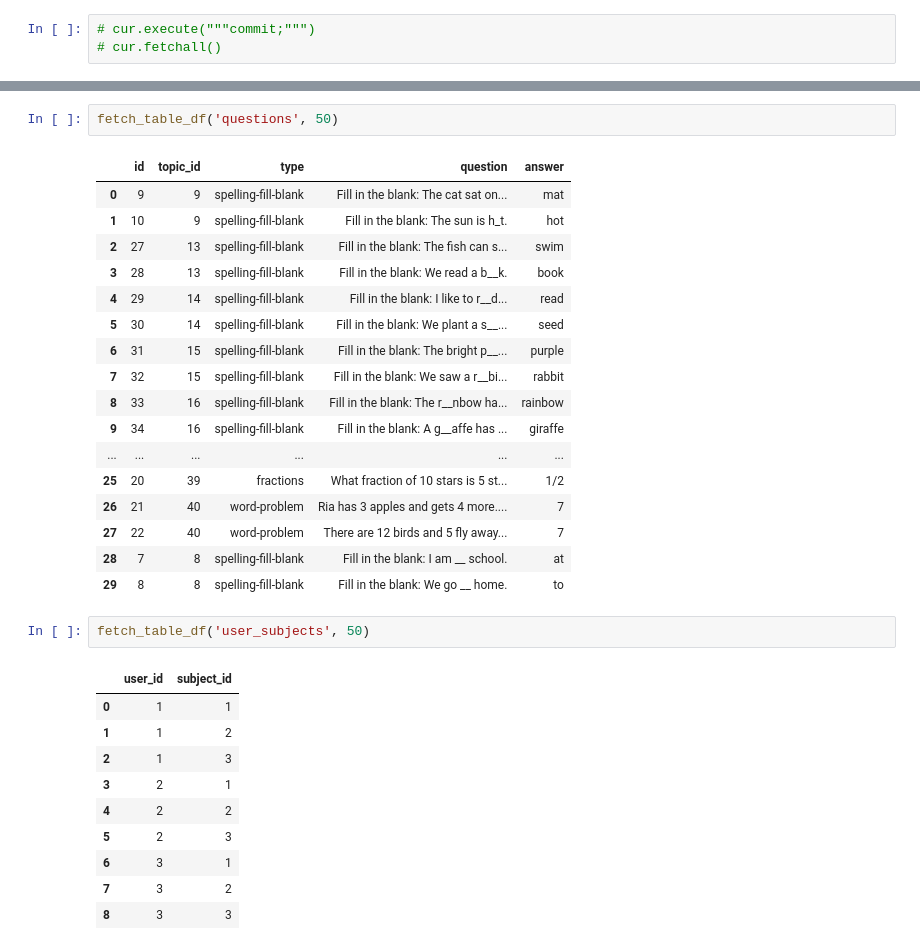
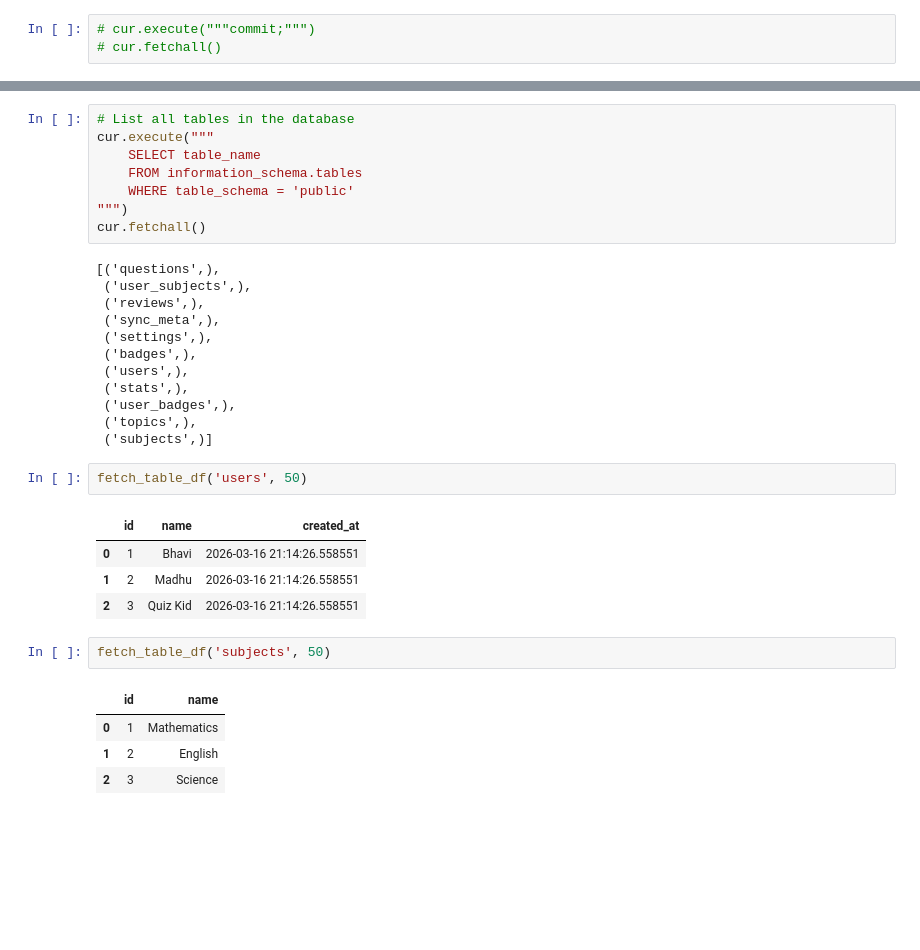
Before and after one commit to aimldlprojects/quizwiz, a Jupyter notebook: server/testing.ipynb, the cells around one changed output, grey strips where cells are left out. Drawn from its saved outputs; the diff is of its cells as text; blank space fills up the shorter version.

```diff
--- a/server/testing.ipynb
+++ b/server/testing.ipynb
@@ -108,33 +82,34 @@ fetch_table_df('reviews', 100)
+# %%
+# List all tables in the database
+cur.execute("""
+    SELECT table_name
+    FROM information_schema.tables
+    WHERE table_schema = 'public'
+""")
+cur.fetchall()
+# %% [output]
+[('questions',),
+ ('user_subjects',),
+ ('reviews',),
+ ('sync_meta',),
+ ('settings',),
+ ('badges',),
+ ('users',),
+ ('stats',),
+ ('user_badges',),
+ ('topics',),
+ ('subjects',)]
 # %%
-fetch_table_df('questions', 50)
+fetch_table_df('users', 50)
 # %% [output]
-|  | id | topic_id | type | question | answer |
-| 0 | 9 | 9 | spelling-fill-blank | Fill in the blank: The cat sat on... | mat |
-| 1 | 10 | 9 | spelling-fill-blank | Fill in the blank: The sun is h_t. | hot |
-| 2 | 27 | 13 | spelling-fill-blank | Fill in the blank: The fish can s... | swim |
-| 3 | 28 | 13 | spelling-fill-blank | Fill in the blank: We read a b__k. | book |
-| 4 | 29 | 14 | spelling-fill-blank | Fill in the blank: I like to r__d... | read |
-| 5 | 30 | 14 | spelling-fill-blank | Fill in the blank: We plant a s__... | seed |
-| 6 | 31 | 15 | spelling-fill-blank | Fill in the blank: The bright p__... | purple |
-| 7 | 32 | 15 | spelling-fill-blank | Fill in the blank: We saw a r__bi... | rabbit |
-| 8 | 33 | 16 | spelling-fill-blank | Fill in the blank: The r__nbow ha... | rainbow |
-| 9 | 34 | 16 | spelling-fill-blank | Fill in the blank: A g__affe has ... | giraffe |
-| ... | ... | ... | ... | ... | ... |
-| 25 | 20 | 39 | fractions | What fraction of 10 stars is 5 st... | 1/2 |
-| 26 | 21 | 40 | word-problem | Ria has 3 apples and gets 4 more.... | 7 |
-| 27 | 22 | 40 | word-problem | There are 12 birds and 5 fly away... | 7 |
-| 28 | 7 | 8 | spelling-fill-blank | Fill in the blank: I am __ school. | at |
-| 29 | 8 | 8 | spelling-fill-blank | Fill in the blank: We go __ home. | to |
+|  | id | name | created_at |
+| 0 | 1 | Bhavi | 2026-03-16 21:14:26.558551 |
+| 1 | 2 | Madhu | 2026-03-16 21:14:26.558551 |
+| 2 | 3 | Quiz Kid | 2026-03-16 21:14:26.558551 |
 # %%
-fetch_table_df('user_subjects', 50)
+fetch_table_df('subjects', 50)
 # %% [output]
-|  | user_id | subject_id |
-| 0 | 1 | 1 |
-| 1 | 1 | 2 |
-| 2 | 1 | 3 |
-| 3 | 2 | 1 |
-| 4 | 2 | 2 |
-| 5 | 2 | 3 |
-| 6 | 3 | 1 |
-| 7 | 3 | 2 |
-| 8 | 3 | 3 |
+|  | id | name |
+| 0 | 1 | Mathematics |
+| 1 | 2 | English |
+| 2 | 3 | Science |
```
Also changed, not shown: parts of 17 cells of this notebook, 31 other files.
